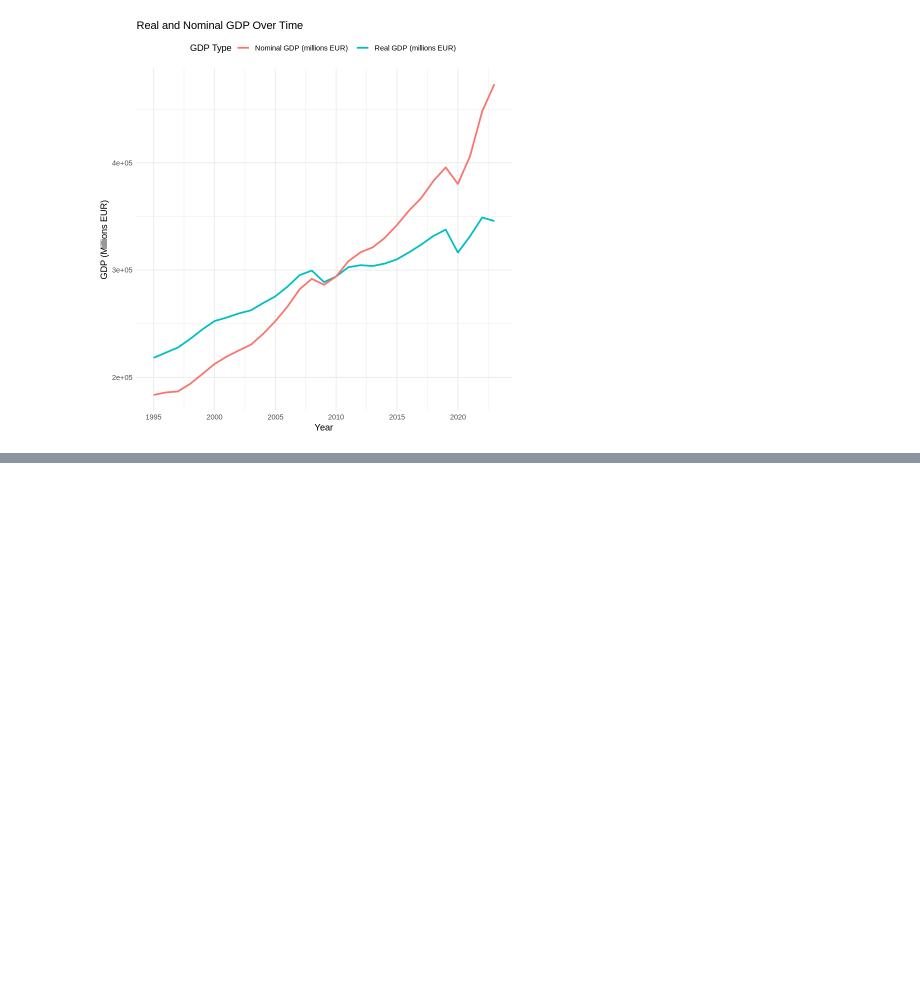
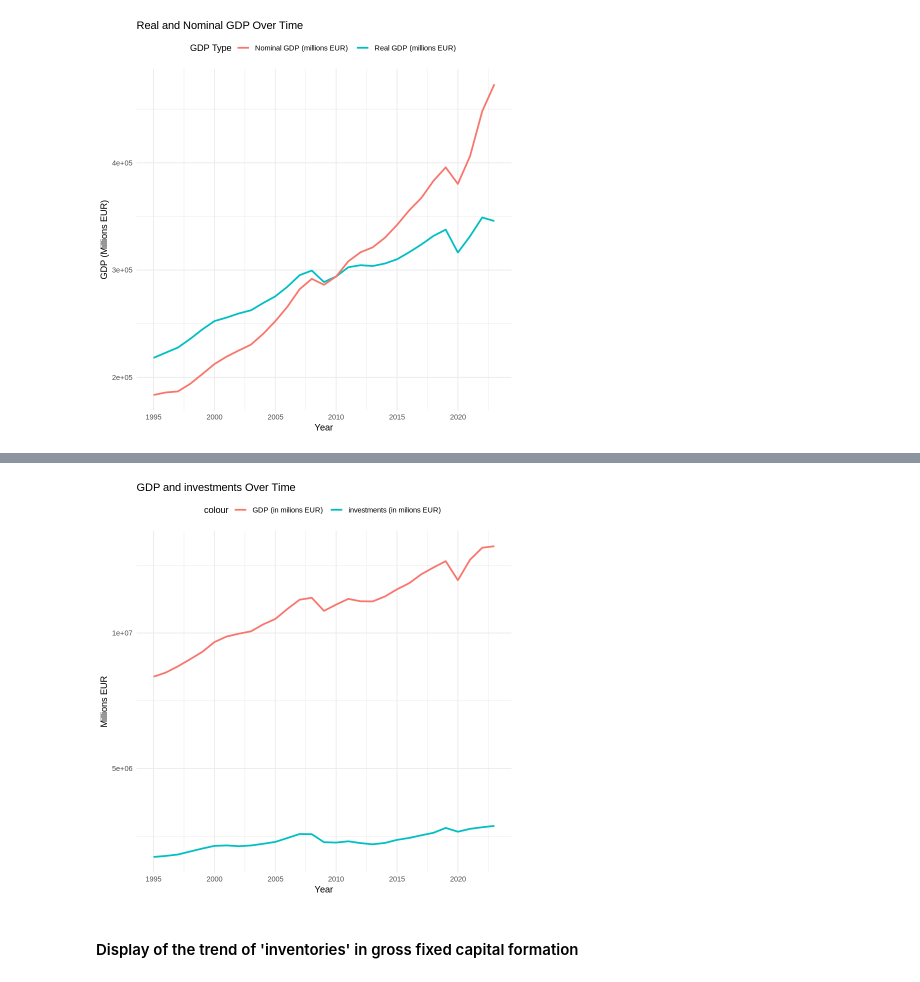
Before and after one commit to urosgodnov/BigData, a Jupyter notebook: ANALYSIS_OF_ECONOMIC_PERFORMANCE_OF_COUNTRIES_OVER_TIME.ipynb, the cells around one changed output, grey strips where cells are left out. Cells and saved outputs as stored; diff of their text form; code cells hidden in the pictures; blank space fills up the shorter version.

```diff
--- a/ANALYSIS_OF_ECONOMIC_PERFORMANCE_OF_COUNTRIES_OVER_TIME.ipynb
+++ b/ANALYSIS_OF_ECONOMIC_PERFORMANCE_OF_COUNTRIES_OVER_TIME.ipynb
@@ -468,13 +468,15 @@ A tibble: 22 × 1
 | Imports of goods |
 | Imports of services |
 # %%
-data_1_filtered |>
+df<-data_1_filtered |>
   dplyr::filter(unitlabel == "Contribution to GDP growth, percentage point change on previous period") |>
   dplyr::filter(geo %in% country) |>
   dplyr::filter(year %in% years) |>
   dplyr::select(geo, year, na_itemlabel, values) |>
   dplyr::rename("percentage" = "values",
-                "contributor"= "na_itemlabel")|>
+                "contributor"= "na_itemlabel")
+
+  df|>
     gt()|>
       gts()
 # %% [output]
@@ -565,14 +562,16 @@ units<-c("Chain linked volumes (2010), million euro","Current prices, million eu
 country<-c("AT")
 na_itemlabels<-"Gross domestic product at market prices"
 # %%
-data_1_filtered |>
+df<-data_1_filtered |>
   dplyr::filter(unitlabel %in% units) |>
   dplyr::filter(geo %in% country) |>
   dplyr::filter(na_itemlabel %in% na_itemlabels)|>
   dplyr::select(geo, unitlabel, year, values) |>
   pivot_wider(names_from=unitlabel, values_from = values)|>
   rename("realGDP (milions EUR)"="Chain linked volumes (2010), million euro",
-         "nominalGDP (milions EUR)"="Current prices, million euro")|>
+         "nominalGDP (milions EUR)"="Current prices, million euro")
+
+  df|>
     gt()|>
       gts()
 # %% [output]
@@ -621,0 +622,18 @@ data_1_filtered |>
+# %%
+units<-c("Chain linked volumes (2010), million euro")
+country<-c("EU27_2020")
+na_itemlabels<-c("Gross domestic product at market prices",
+                 "Gross fixed capital formation")
+# %%
+df<-data_1_filtered |>
+  dplyr::filter(unitlabel %in% units) |>
+  dplyr::filter(geo %in% country) |>
+  dplyr::filter(na_itemlabel %in% na_itemlabels)|>
+  dplyr::select(geo, na_itemlabel, year, values) |>
+  pivot_wider(names_from=na_itemlabel, values_from = values)|>
+  rename("GDP (in milions EUR)"="Gross domestic product at market prices",
+         "investments (in milions EUR)"="Gross fixed capital formation")
+
+  df|>
+    gt()|>
+      gts()
@@ -621,0 +658,16 @@ data_1_filtered |>
+# %%
+df |>
+  ggplot(aes(x = year)) +
+  geom_line(aes(y = `GDP (in milions EUR)`, color = "GDP (in milions EUR)"), linewidth = 1) +
+  geom_line(aes(y = `investments (in milions EUR)`, color = "investments (in milions EUR)"), linewidth = 1) +
+  labs(
+    title = "GDP and investments Over Time",
+    x = "Year",
+    y = "Millions EUR"
+  ) +
+  theme_minimal() +
+  theme(legend.position = "top")
+# %% [output]
+[figure, added]
+# %% [markdown]
+#### Display of the trend of 'inventories' in gross fixed capital formation
```
Also changed, not shown: parts of 10 cells of this notebook.
